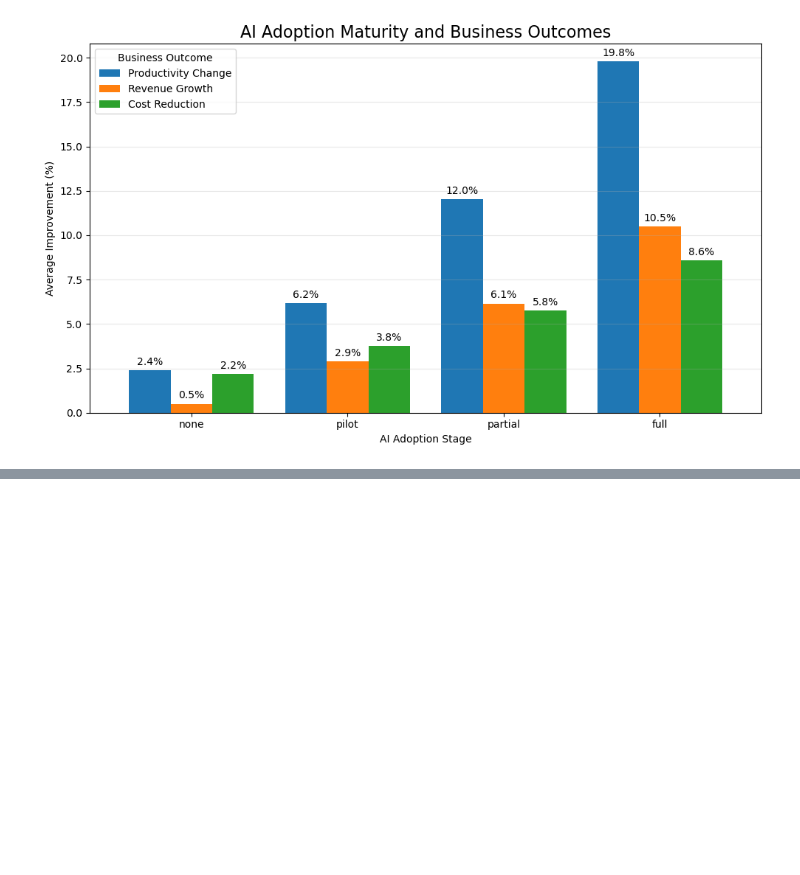
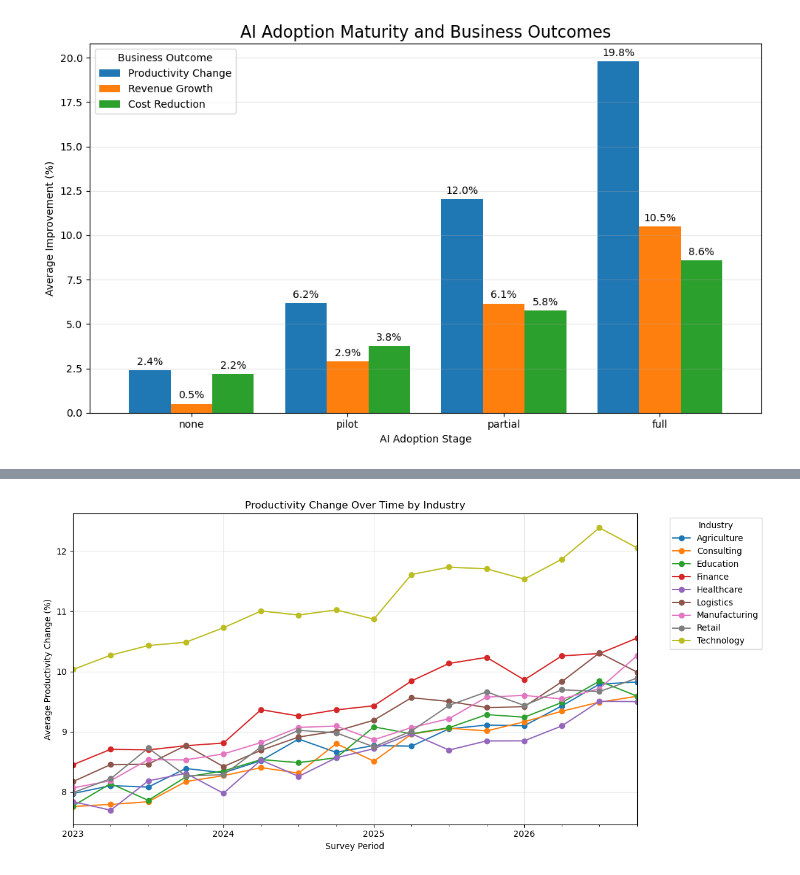
Before and after one commit to S-Shockley/MidtermAIAdoption, a Jupyter notebook: Notebooks/MidtermAIAdoption test.ipynb, the cells around one changed output, grey strips where cells are left out. Saved outputs shown, nothing was run; the diff lists cells and outputs as text; code cells hidden in the pictures; blank space fills up the shorter version.

```diff
--- a/Notebooks/MidtermAIAdoption test.ipynb
+++ b/Notebooks/MidtermAIAdoption test.ipynb
@@ -1254,0 +1368,22 @@ plt.show()
+# %%
+quarter_map = {
+    "Q1": "01",
+    "Q2": "04",
+    "Q3": "07",
+    "Q4": "10"
+}
+
+df_company["survey_period"] = pd.to_datetime(
+    df_company["survey_year"].astype(str)
+    + "-"
+    + df_company["quarter"].map(quarter_map)
+    + "-01"
+)
+# %%
+industry_time = (
+    df_company.groupby(["survey_period", "industry"])
+    [["ai_adoption_rate", "productivity_change_percent"]].mean()
+    .reset_index()
+)
+
+industry_time.head()
@@ -1254,0 +1397,25 @@ plt.show()
+# %%
+import matplotlib.pyplot as plt
+
+productivity_pivot = industry_time.pivot(
+    index="survey_period",
+    columns="industry",
+    values="productivity_change_percent"
+)
+
+productivity_pivot.plot(
+    kind="line",
+    marker="o",
+    figsize=(12,6)
+)
+
+plt.title("Productivity Change Over Time by Industry")
+plt.xlabel("Survey Period")
+plt.ylabel("Average Productivity Change (%)")
+plt.grid(alpha=0.3)
+plt.legend(title="Industry", bbox_to_anchor=(1.05, 1))
+
+plt.tight_layout()
+plt.show()
+# %% [output]
+[figure, added]
```
Also changed, not shown: parts of 14 cells of this notebook, 1 other file.
